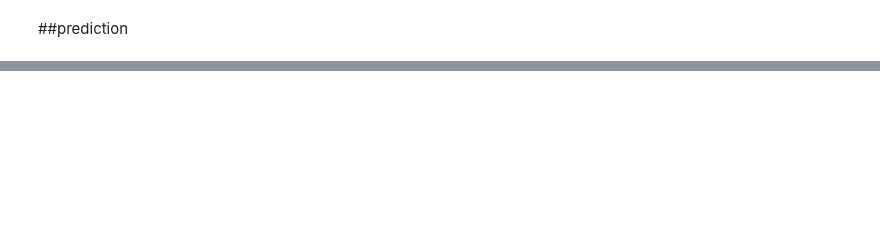
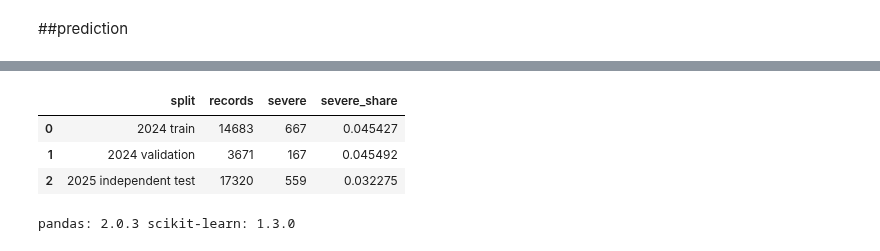
Before and after one commit to LeoH10462/hk-traffice-accident-analysis, a Jupyter notebook: hk_traffic.ipynb, the cells around one changed output, grey strips where cells are left out. Cells and saved outputs as stored; diff of their text form; code cells hidden in the pictures; blank space fills up the shorter version.

```diff
--- a/hk_traffic.ipynb
+++ b/hk_traffic.ipynb
@@ -1178,0 +1198,47 @@ finish(parts, '06_casualty_role_stacked_2024_2025.svg')
+# %%
+
+
+MODEL_DIR = DATA_DIR/'logistic_outputs'
+MODEL_DIR.mkdir(exist_ok=True)
+FEATURES = [
+    'District Council District', 'Weather', 'Rain',
+    'Natural Light', 'Junction Control', 'Road Classification'
+]
+SEVERITY = {'Fatal', 'Serious', 'Slight'}
+
+def prepare_xy(frame):
+    assert frame.Serial.notna().all() and frame.Serial.is_unique
+    assert frame.Severity.notna().all()
+    assert set(frame.Severity) <= SEVERITY
+    X = frame[FEATURES].copy().astype(object)
+    X = X.replace('Not known', np.nan).where(pd.notna(X), np.nan)
+    y = frame.Severity.isin(['Fatal', 'Serious']).astype(int)
+    return X, y
+
+X24, y24 = prepare_xy(accident24)
+X25, y25 = prepare_xy(accident25)
+train_idx, valid_idx = train_test_split(
+    np.arange(len(X24)), test_size=0.20,
+    stratify=y24, random_state=42
+)
+assert not set(train_idx) & set(valid_idx)
+assert len(train_idx) + len(valid_idx) == len(X24)
+X_train, y_train = X24.iloc[train_idx], y24.iloc[train_idx]
+X_valid, y_valid = X24.iloc[valid_idx], y24.iloc[valid_idx]
+assert y_train.nunique() == y_valid.nunique() == y25.nunique() == 2
+
+split_summary = pd.DataFrame([
+    {'split': name, 'records': len(y), 'severe': int(y.sum()),
+     'severe_share': y.mean()}
+    for name, y in [('2024 train', y_train), ('2024 validation', y_valid),
+                    ('2025 independent test', y25)]
+])
+display(split_summary)
+split_summary.to_csv(MODEL_DIR/'split_summary.csv', index=False)
+print('pandas:', pd.__version__, 'scikit-learn:', sklearn.__version__)
+# %% [output]
+|  | split | records | severe | severe_share |
+| 0 | 2024 train | 14683 | 667 | 0.045427 |
+| 1 | 2024 validation | 3671 | 167 | 0.045492 |
+| 2 | 2025 independent test | 17320 | 559 | 0.032275 |
+pandas: 2.0.3 scikit-learn: 1.3.0
```
Also changed, not shown: parts of 4 cells of this notebook.
